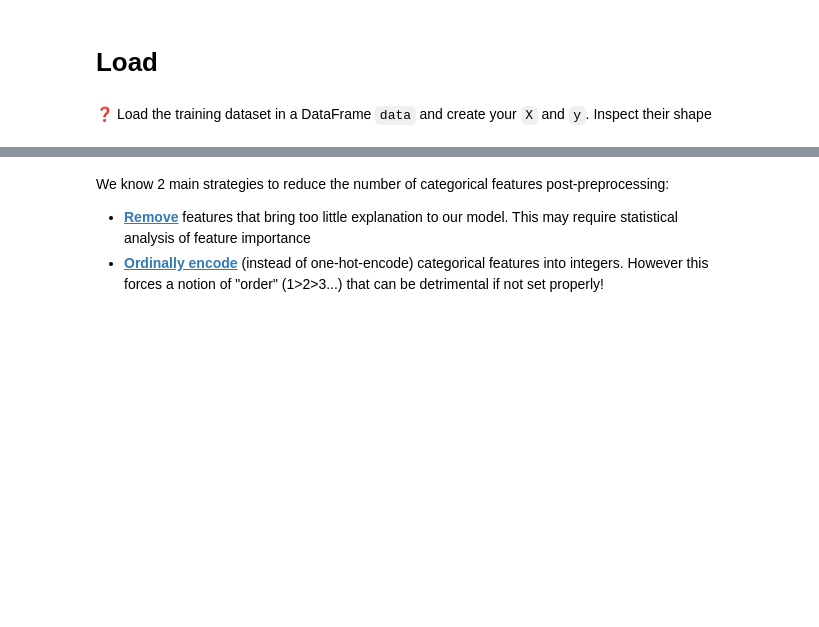
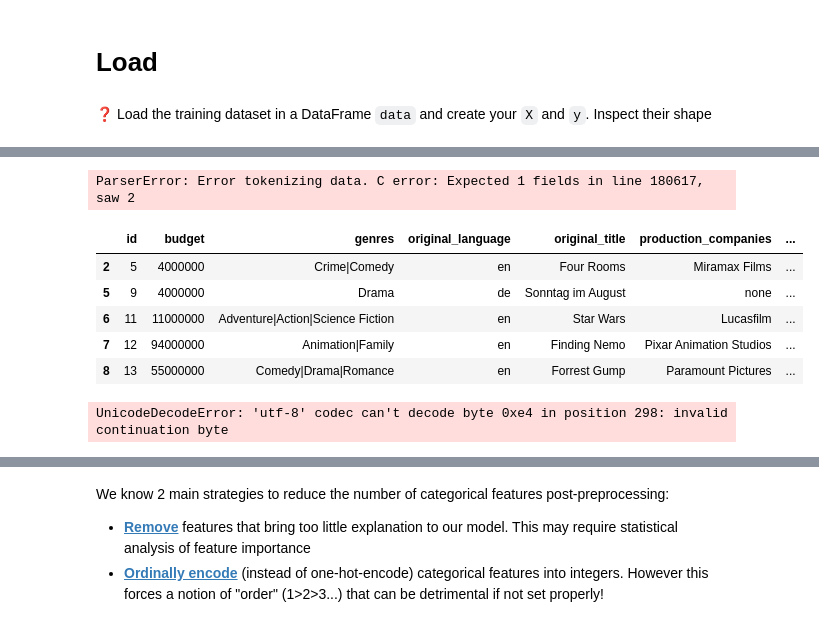
Before and after one commit to khasija/data-movie-revenue-prediction, a Jupyter notebook: notebooks/ketan_workflow_template.ipynb, the cells around one changed output, grey strips where cells are left out. Saved outputs shown, nothing was run; the diff lists cells and outputs as text; code cells hidden in the pictures; blank space fills up the shorter version.

```diff
--- a/notebooks/ketan_workflow_template.ipynb
+++ b/notebooks/ketan_workflow_template.ipynb
@@ -23,3 +35,24 @@ data.head()
+# %%
+data_cast = pd.read_csv('../data/AllMoviesCastingRaw.csv', delimiter= ';', encoding= 'ISO-8859-1')
+data_cast
+# %% [output]
+ParserError: Error tokenizing data. C error: Expected 1 fields in line 180617, saw 2
+# %%
+# data = pd.read_csv('../data/AllMoviesDetailsCleaned.csv')
+data_cleaned = BasicPreprocessing.apply(data)
+data_cleaned.head()
+# %% [output]
+|  | id | budget | genres | original_language | original_title | production_companies | ... |
+| 2 | 5 | 4000000 | Crime|Comedy | en | Four Rooms | Miramax Films | ... |
+| 5 | 9 | 4000000 | Drama | de | Sonntag im August | none | ... |
+| 6 | 11 | 11000000 | Adventure|Action|Science Fiction | en | Star Wars | Lucasfilm | ... |
+| 7 | 12 | 94000000 | Animation|Family | en | Finding Nemo | Pixar Animation Studios | ... |
+| 8 | 13 | 55000000 | Comedy|Drama|Romance | en | Forrest Gump | Paramount Pictures | ... |
+# %%
+data_cleaned = Advancedprocessing.process(data_cleaned)
+data_cleaned.head()
+# %% [output]
+UnicodeDecodeError: 'utf-8' codec can't decode byte 0xe4 in position 298: invalid continuation byte
 # %%
 data['genres'].fillna('NA', inplace = True)
 
```
Also changed, not shown: parts of 16 cells of this notebook, 8 other files.
